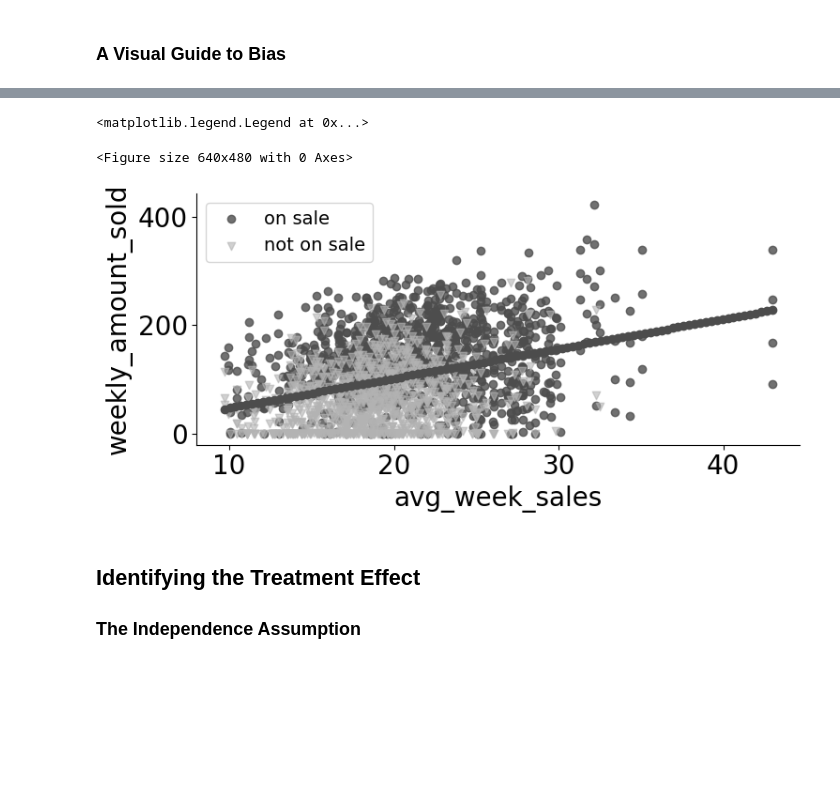
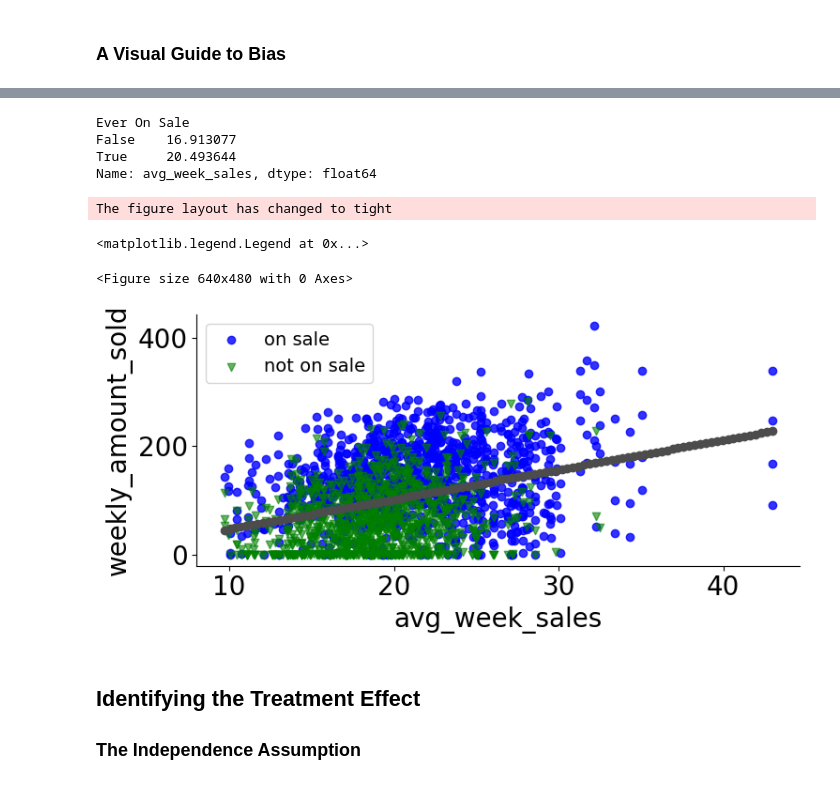
Before and after one commit to shane-kercheval/causal-inference-in-python-code, a Jupyter notebook: causal-inference-in-python/01-Introduction-To-Causal-Inference.ipynb, the cells around one changed output, grey strips where cells are left out. Drawn from its saved outputs; the diff is of its cells as text; code cells hidden in the pictures; blank space fills up the shorter version.

```diff
--- a/causal-inference-in-python/01-Introduction-To-Causal-Inference.ipynb
+++ b/causal-inference-in-python/01-Introduction-To-Causal-Inference.ipynb
@@ -43,0 +56,2 @@ data.head(6)
+# %%
+data['On Sale'] = data['is_on_sale'] == 1
@@ -43,0 +234,3 @@ data.head(6)
+# %%
+data['sales_size'] = data['sales_size'].apply(lambda x: 'size_' + x)
+data['sales_size'].head()
@@ -43,0 +382,29 @@ data.head(6)
+# %%
+import plotly.express as px
+
+# Assuming you have already fitted the regression model 'model'
+
+# Make predictions using the model
+predicted_values = model.predict()
+
+# Calculate residuals
+residuals = y - predicted_values
+
+# Combine the residuals and the column X from the original data into a new DataFrame
+residual_df = pd.DataFrame({'Predicted': predicted_values, 'Residuals': residuals, 'sales_size': data['sales_size']})
+
+# Create the residual plot with facet_col
+residual_fig = px.scatter(
+    residual_df, x='Predicted', y='Residuals', facet_col='sales_size',
+    labels={'Predicted': 'Predicted', 'Residuals': 'Residuals'},
+    trendline='lowess',
+    trendline_color_override='black',
+    title='Residual Plot Faceted by sales_size'
+)
+
+# Add a horizontal line at y=0 to mark residuals=0
+residual_fig.add_shape(type='line', x0=predicted_values.min(), y0=0, x1=predicted_values.max(), y1=0,
+                       line=dict(color='red', dash='dash'), name='Residuals = 0')
+
+# Show the residual plot
+residual_fig.show()
@@ -43,0 +413,2 @@ data.head(6)
+# %%
+data['Predicted'] = predicted_values
@@ -117,28 +546,49 @@ pd.DataFrame(dict(
+# %%
+def f(x):
+    d = dict()
+    d['Ever On Sale'] = x['On Sale'].any()
+    d['avg_week_sales'] = x['avg_week_sales'].mean()
+    return pd.Series(d)
+
+data.\
+    groupby(['store']).\
+    apply(f).\
+    reset_index().\
+    groupby('Ever On Sale')['avg_week_sales'].\
+    mean()
+# %% [output]
+Ever On Sale
+False    16.913077
+True     20.493644
+Name: avg_week_sales, dtype: float64
 # %%
 plt.rc('font', size=20)
 fig = plt.figure()
 
 sns.lmplot(data=data,
            ci=None,
            x="avg_week_sales",
            y="weekly_amount_sold",
            scatter=False,
            height=4, aspect=2)
 
 plt.scatter(x=data.query("is_on_sale==1")["avg_week_sales"],
             y=data.query("is_on_sale==1")["weekly_amount_sold"],
             label="on sale",
-            color=color[0], alpha=.8, marker=marker[0])
+            color='blue',
+            alpha=.8, marker=marker[0])
 
 plt.scatter(x=data.query("is_on_sale==0")["avg_week_sales"],
             y=data.query("is_on_sale==0")["weekly_amount_sold"],
             label="not on sale",
-            color=color[2], alpha=.6, marker=marker[1])
+            color='green',
+            alpha=.6, marker=marker[1])
 plt.legend(fontsize="14")
 # %% [output]
-<matplotlib.legend.Legend at 0x...>
+The figure layout has changed to tight
-<Figure size 640x480 with 0 Axes>
+<matplotlib.legend.Legend at 0x...>
+<Figure size 640x480 with 0 Axes>
-[figure, old version]
+[figure, new version]
 # %% [markdown]
 ## Identifying the Treatment Effect
 
```
Also changed, not shown: parts of 27 cells of this notebook, 9 other files.
